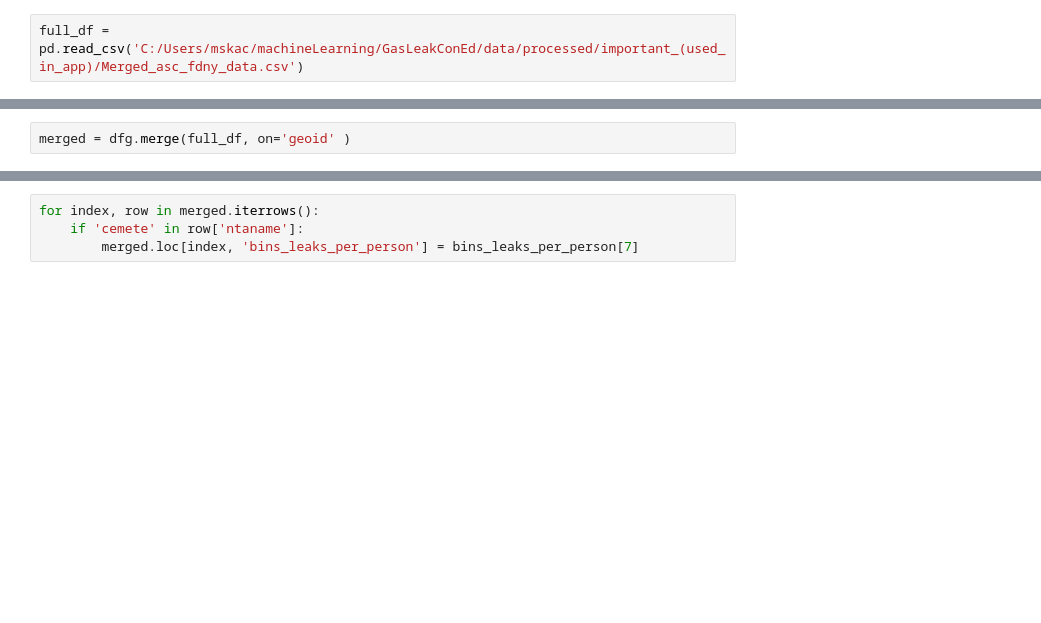
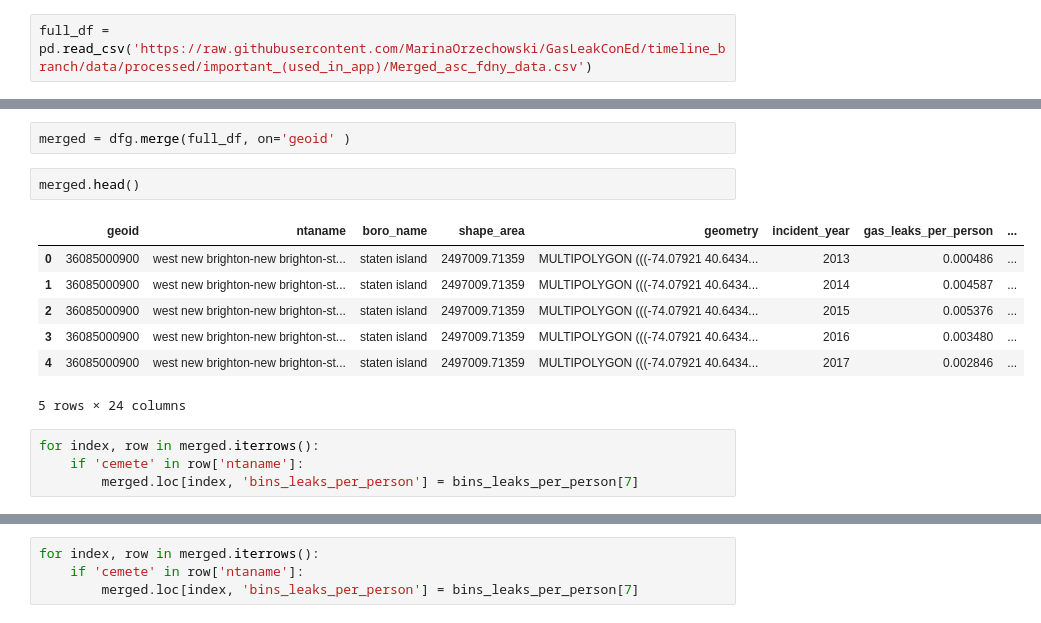
Before and after one commit to MarinaOrzechowski/GasLeakConEd, a Jupyter notebook: dataProcessing/GeojsonFactory (grouped geoids layers).ipynb, the cells around one changed output, grey strips where cells are left out. Cells and saved outputs as stored; diff of their text form; blank space fills up the shorter version.

```diff
--- a/dataProcessing/GeojsonFactory (grouped geoids layers).ipynb
+++ b/dataProcessing/GeojsonFactory (grouped geoids layers).ipynb
@@ -34,7 +34,7 @@ dfg[dfg['ntaname'].str.contains('cemetery')].head()
 | 1226 | 36047015400 | park-cemetery-etc-brooklyn | brooklyn | 9969049.01193 | MULTIPOLYGON (((-74.02053 40.6180... |
 | 1289 | 36047070203 | park-cemetery-etc-brooklyn | brooklyn | 43216571.4155 | MULTIPOLYGON (((-73.86706 40.5820... |
 # %%
-full_df = pd.read_csv('C:/Users/mskac/machineLearning/GasLeakConEd/data/processed/important_(used_in_app)/Merged_asc_fdny_data.csv')
+full_df = pd.read_csv('https://raw.githubusercontent.com/MarinaOrzechowski/GasLeakConEd/timeline_branch/data/processed/important_(used_in_app)/Merged_asc_fdny_data.csv')
 # %%
 full_df.drop(['Unnamed: 0'], axis = 1, inplace = True)
 # %%
@@ -73,3 +94,17 @@ dfg['geoid']= dfg['geoid'].astype('int64')
 <h3> Create geojson files according to bins</h3>
 # %%
 merged = dfg.merge(full_df, on='geoid' )
+# %%
+merged.head()
+# %% [output]
+|  | geoid | ntaname | boro_name | shape_area | geometry | incident_year | gas_leaks_per_person | ... |
+| 0 | 36085000900 | west new brighton-new brighton-st... | staten island | 2497009.71359 | MULTIPOLYGON (((-74.07921 40.6434... | 2013 | 0.000486 | ... |
+| 1 | 36085000900 | west new brighton-new brighton-st... | staten island | 2497009.71359 | MULTIPOLYGON (((-74.07921 40.6434... | 2014 | 0.004587 | ... |
+| 2 | 36085000900 | west new brighton-new brighton-st... | staten island | 2497009.71359 | MULTIPOLYGON (((-74.07921 40.6434... | 2015 | 0.005376 | ... |
+| 3 | 36085000900 | west new brighton-new brighton-st... | staten island | 2497009.71359 | MULTIPOLYGON (((-74.07921 40.6434... | 2016 | 0.003480 | ... |
+| 4 | 36085000900 | west new brighton-new brighton-st... | staten island | 2497009.71359 | MULTIPOLYGON (((-74.07921 40.6434... | 2017 | 0.002846 | ... |
+5 rows × 24 columns
+# %%
+for index, row in merged.iterrows():
+    if 'cemete' in row['ntaname']:
+        merged.loc[index, 'bins_leaks_per_person'] = bins_leaks_per_person[7]
```
Also changed, not shown: parts of 31 cells of this notebook, 13 other files.
